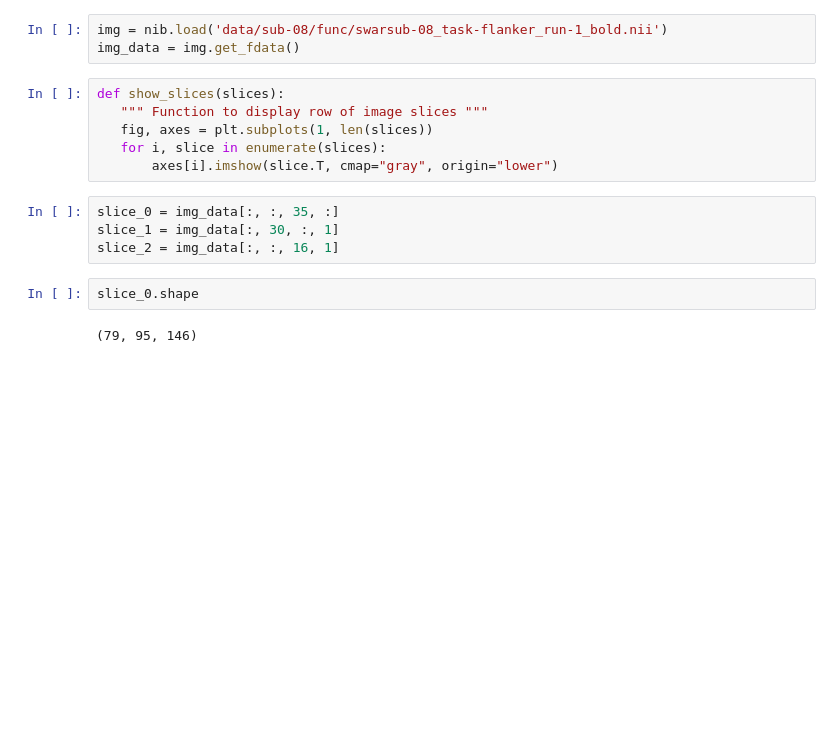
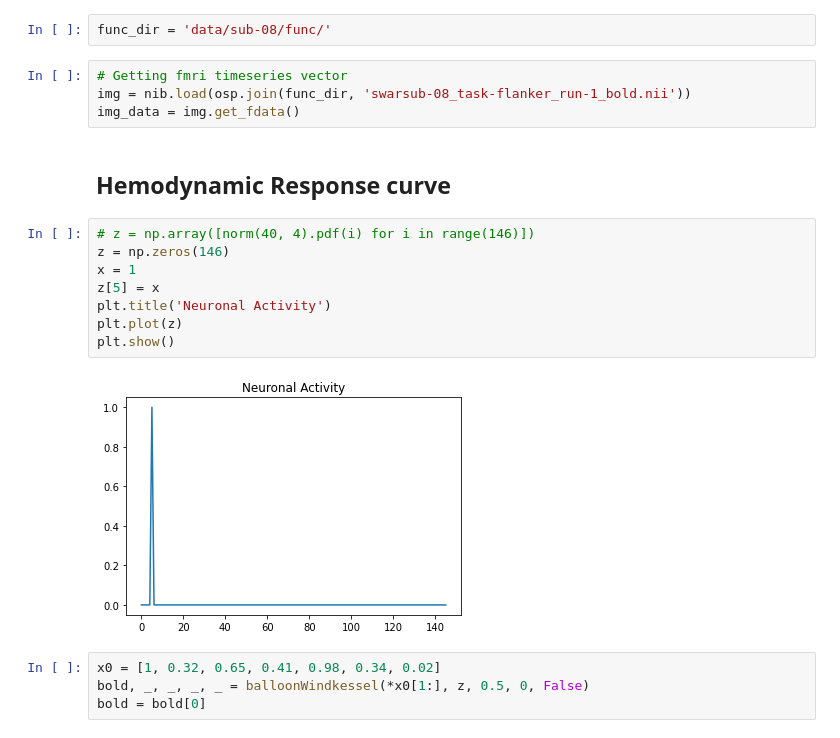
Before and after one commit to shivanshseth/hemodynamic-balloon-model, a Jupyter notebook: simulate_balloon.ipynb, the cells around one changed output. Cells and saved outputs as stored; diff of their text form; blank space fills up the shorter version.

Commit message:
Added preprocessing for original BOLD and fitting the hemodynamic model

```diff
--- a/simulate_balloon.ipynb
+++ b/simulate_balloon.ipynb
@@ -9,17 +18,22 @@ x0 = [0.32, 0.65, 0.41, 0.98, 0.34, 0.02]
 # %%
-img = nib.load('data/sub-08/func/swarsub-08_task-flanker_run-1_bold.nii')
-img_data = img.get_fdata()
+func_dir = 'data/sub-08/func/'
-# %%
-def show_slices(slices):
-   """ Function to display row of image slices """
-   fig, axes = plt.subplots(1, len(slices))
-   for i, slice in enumerate(slices):
-       axes[i].imshow(slice.T, cmap="gray", origin="lower")
-# %%
-slice_0 = img_data[:, :, 35, :]
-slice_1 = img_data[:, 30, :, 1]
-slice_2 = img_data[:, :, 16, 1]
+# %%
+# Getting fmri timeseries vector
+img = nib.load(osp.join(func_dir, 'swarsub-08_task-flanker_run-1_bold.nii'))
+img_data = img.get_fdata()
+# %% [markdown]
+## Hemodynamic Response curve
 # %%
-slice_0.shape
+# z = np.array([norm(40, 4).pdf(i) for i in range(146)])
+z = np.zeros(146)
+x = 1
+z[5] = x
+plt.title('Neuronal Activity')
+plt.plot(z)
+plt.show()
 # %% [output]
-(79, 95, 146)
+[figure, added]
+# %%
+x0 = [1, 0.32, 0.65, 0.41, 0.98, 0.34, 0.02]
+bold, _, _, _, _ = balloonWindkessel(*x0[1:], z, 0.5, 0, False)
+bold = bold[0]
```
Also changed, not shown: parts of 25 cells of this notebook, 2 other files.
